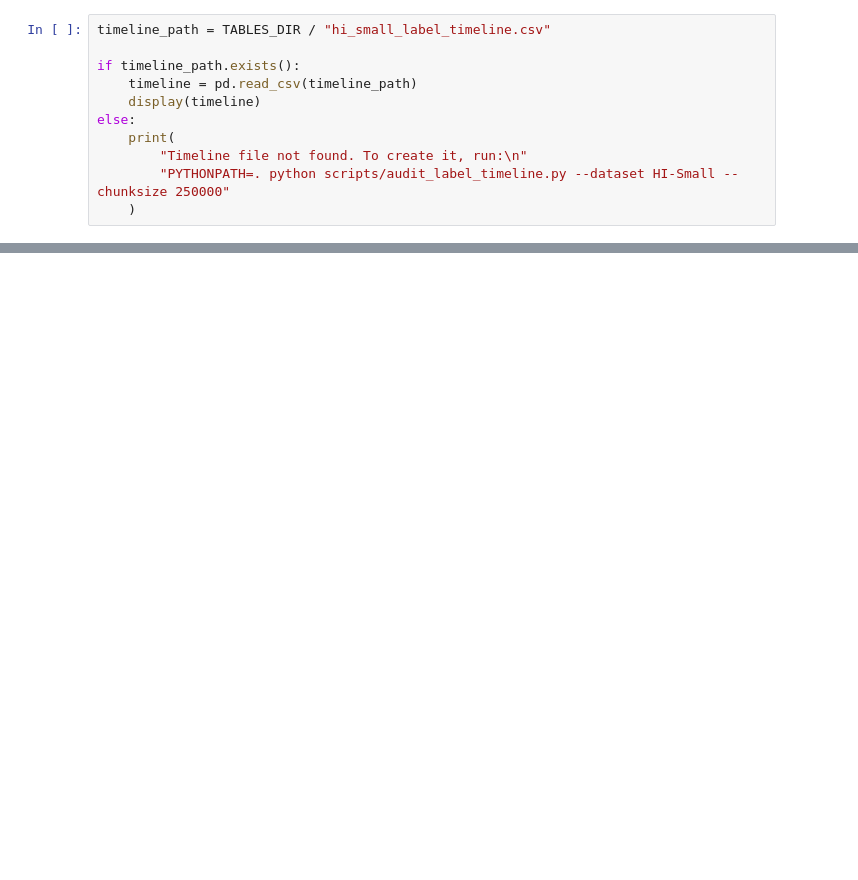
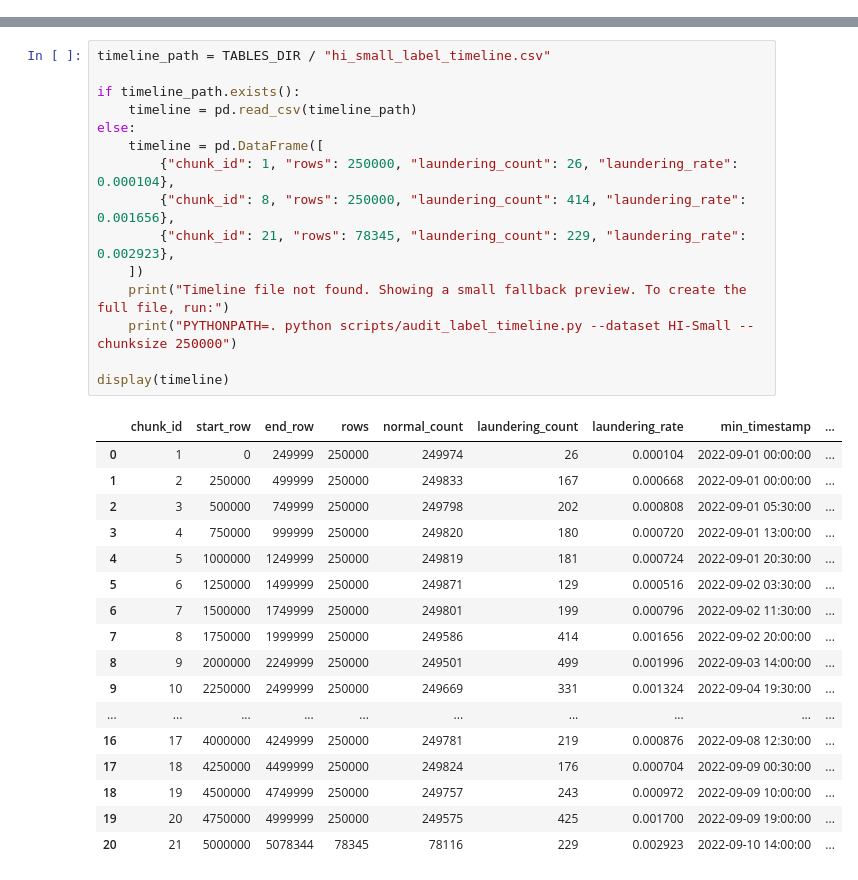
Before and after one commit to savitar393/aml-graph-dm, a Jupyter notebook: notebooks/01_data_understanding.ipynb, the cells around one changed output, grey strips where cells are left out. Saved outputs shown, nothing was run; the diff lists cells and outputs as text; blank space fills up the shorter version.

```diff
--- a/notebooks/01_data_understanding.ipynb
+++ b/notebooks/01_data_understanding.ipynb
@@ -127,11 +0,0 @@ if "timestamp" in df.columns:
-# %%
-timeline_path = TABLES_DIR / "hi_small_label_timeline.csv"
-
-if timeline_path.exists():
-    timeline = pd.read_csv(timeline_path)
-    display(timeline)
-else:
-    print(
-        "Timeline file not found. To create it, run:\n"
-        "PYTHONPATH=. python scripts/audit_label_timeline.py --dataset HI-Small --chunksize 250000"
-    )
@@ -148,0 +275,33 @@ print("Saved:", TABLES_DIR / "sample_graph_summary.csv")
+# %%
+timeline_path = TABLES_DIR / "hi_small_label_timeline.csv"
+
+if timeline_path.exists():
+    timeline = pd.read_csv(timeline_path)
+else:
+    timeline = pd.DataFrame([
+        {"chunk_id": 1, "rows": 250000, "laundering_count": 26, "laundering_rate": 0.000104},
+        {"chunk_id": 8, "rows": 250000, "laundering_count": 414, "laundering_rate": 0.001656},
+        {"chunk_id": 21, "rows": 78345, "laundering_count": 229, "laundering_rate": 0.002923},
+    ])
+    print("Timeline file not found. Showing a small fallback preview. To create the full file, run:")
+    print("PYTHONPATH=. python scripts/audit_label_timeline.py --dataset HI-Small --chunksize 250000")
+
+display(timeline)
+# %% [output]
+|  | chunk_id | start_row | end_row | rows | normal_count | laundering_count | laundering_rate | min_timestamp | ... |
+| 0 | 1 | 0 | 249999 | 250000 | 249974 | 26 | 0.000104 | 2022-09-01 00:00:00 | ... |
+| 1 | 2 | 250000 | 499999 | 250000 | 249833 | 167 | 0.000668 | 2022-09-01 00:00:00 | ... |
+| 2 | 3 | 500000 | 749999 | 250000 | 249798 | 202 | 0.000808 | 2022-09-01 05:30:00 | ... |
+| 3 | 4 | 750000 | 999999 | 250000 | 249820 | 180 | 0.000720 | 2022-09-01 13:00:00 | ... |
+| 4 | 5 | 1000000 | 1249999 | 250000 | 249819 | 181 | 0.000724 | 2022-09-01 20:30:00 | ... |
+| 5 | 6 | 1250000 | 1499999 | 250000 | 249871 | 129 | 0.000516 | 2022-09-02 03:30:00 | ... |
+| 6 | 7 | 1500000 | 1749999 | 250000 | 249801 | 199 | 0.000796 | 2022-09-02 11:30:00 | ... |
+| 7 | 8 | 1750000 | 1999999 | 250000 | 249586 | 414 | 0.001656 | 2022-09-02 20:00:00 | ... |
+| 8 | 9 | 2000000 | 2249999 | 250000 | 249501 | 499 | 0.001996 | 2022-09-03 14:00:00 | ... |
+| 9 | 10 | 2250000 | 2499999 | 250000 | 249669 | 331 | 0.001324 | 2022-09-04 19:30:00 | ... |
+| ... | ... | ... | ... | ... | ... | ... | ... | ... | ... |
+| 16 | 17 | 4000000 | 4249999 | 250000 | 249781 | 219 | 0.000876 | 2022-09-08 12:30:00 | ... |
+| 17 | 18 | 4250000 | 4499999 | 250000 | 249824 | 176 | 0.000704 | 2022-09-09 00:30:00 | ... |
+| 18 | 19 | 4500000 | 4749999 | 250000 | 249757 | 243 | 0.000972 | 2022-09-09 10:00:00 | ... |
+| 19 | 20 | 4750000 | 4999999 | 250000 | 249575 | 425 | 0.001700 | 2022-09-09 19:00:00 | ... |
+| 20 | 21 | 5000000 | 5078344 | 78345 | 78116 | 229 | 0.002923 | 2022-09-10 14:00:00 | ... |
```
Also changed, not shown: parts of 39 cells of this notebook, 7 other files.
